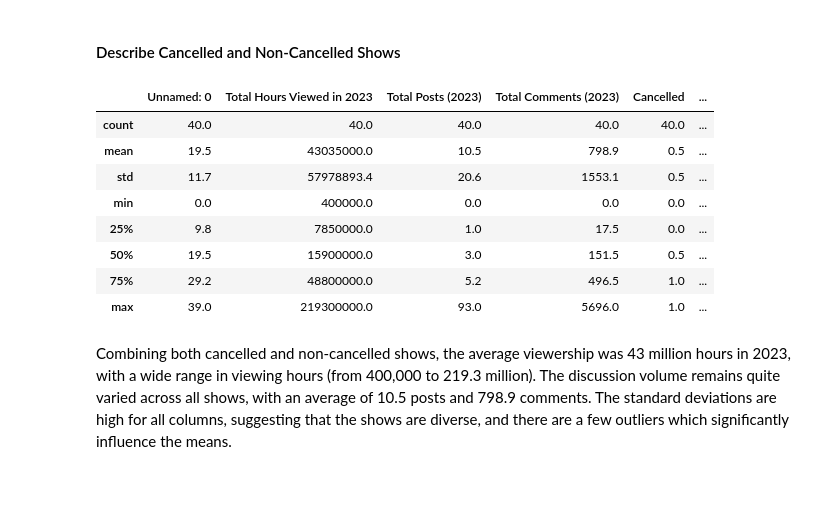
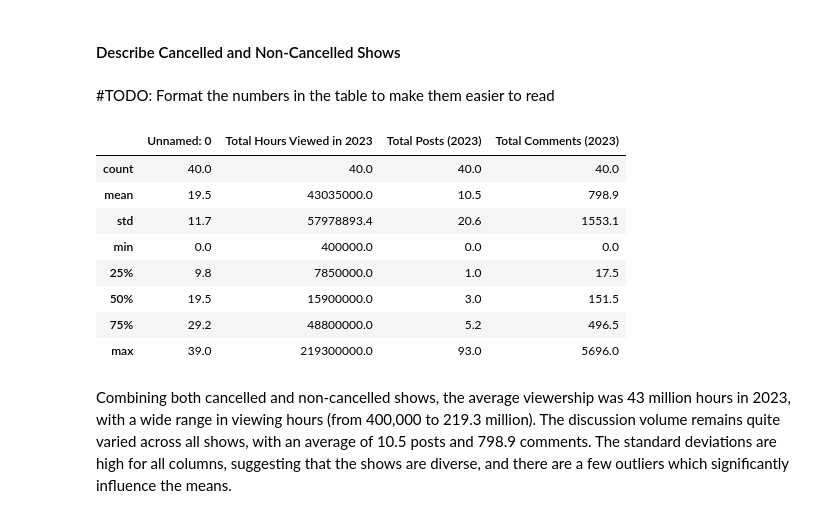
Before and after one commit to einavrobyncohen/DW64, a Jupyter notebook: notebooks/final_analysis.ipynb, the cells around one changed output. Saved outputs shown, nothing was run; the diff lists cells and outputs as text; code cells hidden in the pictures; blank space fills up the shorter version.

```diff
--- a/notebooks/final_analysis.ipynb
+++ b/notebooks/final_analysis.ipynb
@@ -107,18 +107,20 @@ non_cancelled_shows.describe().round(1).style.set_properties(**{'text-align': 'c
 Non-cancelled shows have a much lower mean number of hours viewed (20.5 million) compared to cancelled shows (65.6 million), and a larger standard deviation, indicating more variability. The average number of Reddit posts (13.4) for non-cancelled shows is nearly twice that of cancelled shows (7.6). The average number of comments (916) is also higher for non-cancelled shows compared to cancelled shows (681.8) reflecting greater engagement. Similar to cancelled shows, there are shows with zero posts and comments for non-cancelled shows.
 # %% [markdown]
 #### Describe Cancelled and Non-Cancelled Shows
-# %%
-aggregated_df.describe().round(1).style.set_properties(**{'text-align': 'center', 'border': '1px solid black'}).format(precision=1)
-# %% [output]
-|  | Unnamed: 0 | Total Hours Viewed in 2023 | Total Posts (2023) | Total Comments (2023) | Cancelled | ... |
-| count | 40.0 | 40.0 | 40.0 | 40.0 | 40.0 | ... |
-| mean | 19.5 | 43035000.0 | 10.5 | 798.9 | 0.5 | ... |
-| std | 11.7 | 57978893.4 | 20.6 | 1553.1 | 0.5 | ... |
-| min | 0.0 | 400000.0 | 0.0 | 0.0 | 0.0 | ... |
-| 25% | 9.8 | 7850000.0 | 1.0 | 17.5 | 0.0 | ... |
-| 50% | 19.5 | 15900000.0 | 3.0 | 151.5 | 0.5 | ... |
-| 75% | 29.2 | 48800000.0 | 5.2 | 496.5 | 1.0 | ... |
-| max | 39.0 | 219300000.0 | 93.0 | 5696.0 | 1.0 | ... |
+# %% [markdown]
+#TODO: Format the numbers in the table to make them easier to read
+# %%
+aggregated_df.describe().round(1)
+# %% [output]
+|  | Unnamed: 0 | Total Hours Viewed in 2023 | Total Posts (2023) | Total Comments (2023) |
+| count | 40.0 | 40.0 | 40.0 | 40.0 |
+| mean | 19.5 | 43035000.0 | 10.5 | 798.9 |
+| std | 11.7 | 57978893.4 | 20.6 | 1553.1 |
+| min | 0.0 | 400000.0 | 0.0 | 0.0 |
+| 25% | 9.8 | 7850000.0 | 1.0 | 17.5 |
+| 50% | 19.5 | 15900000.0 | 3.0 | 151.5 |
+| 75% | 29.2 | 48800000.0 | 5.2 | 496.5 |
+| max | 39.0 | 219300000.0 | 93.0 | 5696.0 |
 # %% [markdown]
 Combining both cancelled and non-cancelled shows, the average viewership was 43 million hours in 2023, with a wide range in viewing hours (from 400,000 to 219.3 million). The discussion volume remains quite varied across all shows, with an average of 10.5 posts and 798.9 comments. The standard deviations are high for all columns, suggesting that the shows are diverse, and there are a few outliers which significantly influence the means.
 # %% [markdown]
```
Also changed, not shown: parts of 39 cells of this notebook.
